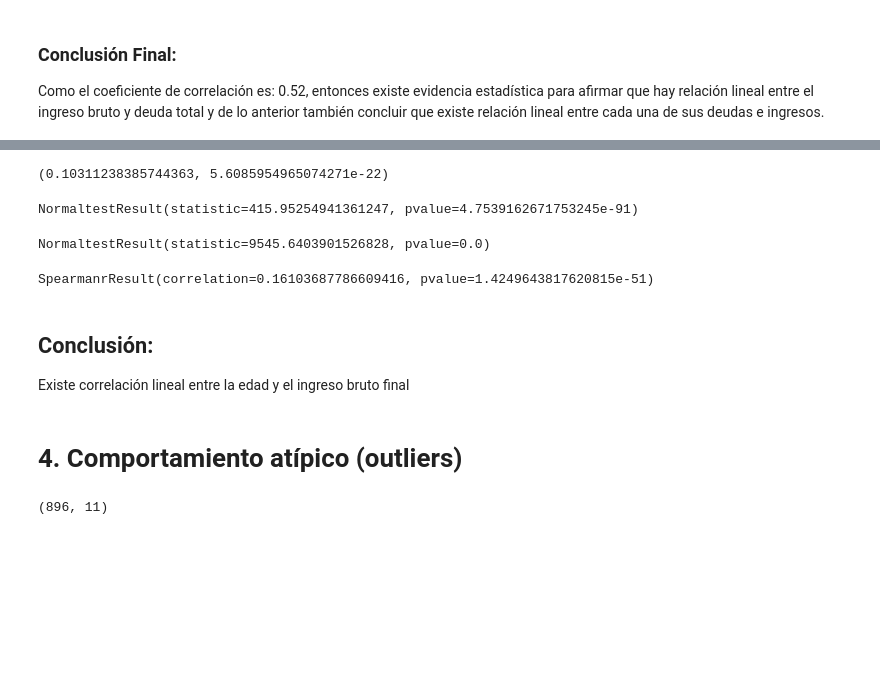
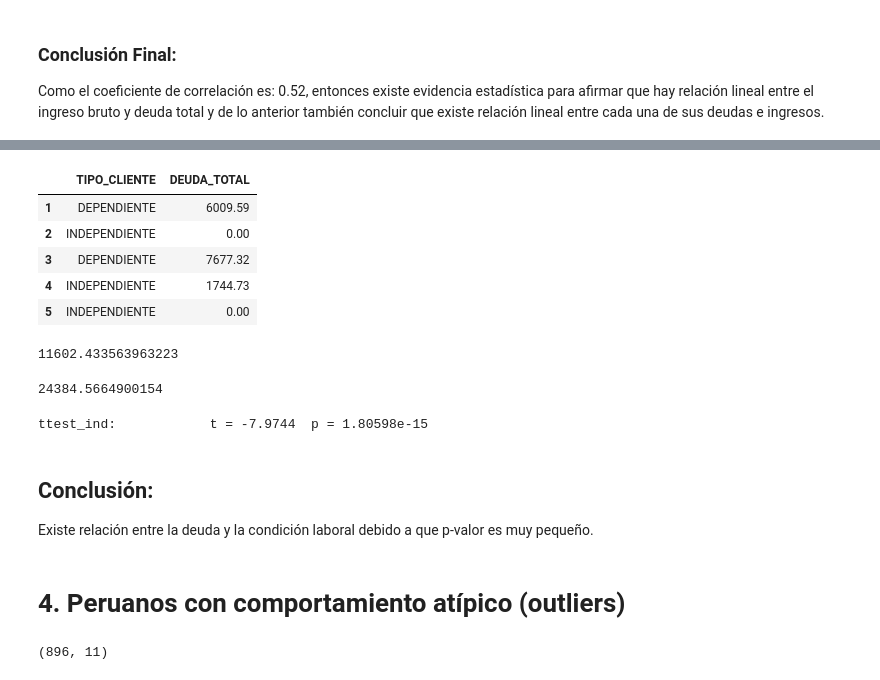
Before and after one commit to yamilia/BigDataNotebooks, a Jupyter notebook: Taller-JMontanez.ipynb, the cells around one changed output, grey strips where cells are left out. Saved outputs shown, nothing was run; the diff lists cells and outputs as text; code cells hidden in the pictures; blank space fills up the shorter version.

Commit message:
con T-test

```diff
--- a/Taller-JMontanez.ipynb
+++ b/Taller-JMontanez.ipynb
@@ -143,24 +173,38 @@ datos_ed_in.head()
-# %%
-stats.pearsonr(datos_ed_in['INGRESO_BRUTO_FINAL'], datos_ed_in['EDAD'])
-# %% [output]
-(0.10311238385744363, 5.6085954965074271e-22)
-# %%
-# Evaluamos la normalidad de la Edad
-stats.normaltest(datos_ed_in['EDAD'])
-# %% [output]
-NormaltestResult(statistic=415.95254941361247, pvalue=4.7539162671753245e-91)
-# %%
-# Evaluamos la normalidad del ingreso
-stats.normaltest(datos_ed_in['INGRESO_BRUTO_FINAL'])
-# %% [output]
-NormaltestResult(statistic=9545.6403901526828, pvalue=0.0)
-# %%
-stats.spearmanr(datos_ed_in['EDAD'], datos_ed_in['INGRESO_BRUTO_FINAL'])
-# %% [output]
-SpearmanrResult(correlation=0.16103687786609416, pvalue=1.4249643817620815e-51)
-# %% [markdown]
-<h2>Conclusión: </h2>
-Existe correlación lineal entre la edad y el ingreso bruto final
+# %%
+#devolvemos solo los datos a evaluar
+datos_cl_de = datos[['TIPO_CLIENTE','DEUDA_TOTAL']]
+datos_cl_de.head()
+# %% [output]
+|  | TIPO_CLIENTE | DEUDA_TOTAL |
+| 1 | DEPENDIENTE | 6009.59 |
+| 2 | INDEPENDIENTE | 0.00 |
+| 3 | DEPENDIENTE | 7677.32 |
+| 4 | INDEPENDIENTE | 1744.73 |
+| 5 | INDEPENDIENTE | 0.00 |
+# %%
+# Evaluamos la DEUDA para los trabajadores independientes
+#filtramos solo personas independientes
+datos2_indep = datos[datos['TIPO_CLIENTE']=='INDEPENDIENTE']
+stats.normaltest(datos2_indep['DEUDA_TOTAL'])
+datos2_indep['DEUDA_TOTAL'].mean()
+# %% [output]
+11602.433563963223
+# %%
+# Evaluamos la DEUDA para los trabajadores independientes
+#filtramos solo personas independientes
+datos2_dep = datos[datos['TIPO_CLIENTE']=='DEPENDIENTE']
+stats.normaltest(datos2_dep['DEUDA_TOTAL'])
+datos2_dep['DEUDA_TOTAL'].mean()
+# %% [output]
+24384.5664900154
+# %%
+#volvemos a aplicar t-test para evaluar la relación
+ttest(datos2_indep['DEUDA_TOTAL'], datos_dep['DEUDA_TOTAL'])
+# %% [output]
+ttest_ind:            t = -7.9744  p = 1.80598e-15
+# %% [markdown]
+<h2>Conclusión: </h2>
+Existe relación entre la deuda y la condición laboral debido a que p-valor es muy pequeño.
 # %% [markdown]
-<h1>4. Comportamiento atípico (outliers)</h1>
+<h1>4. Peruanos con comportamiento atípico (outliers)</h1>
 # %%
```
Also changed, not shown: parts of 16 cells of this notebook.
